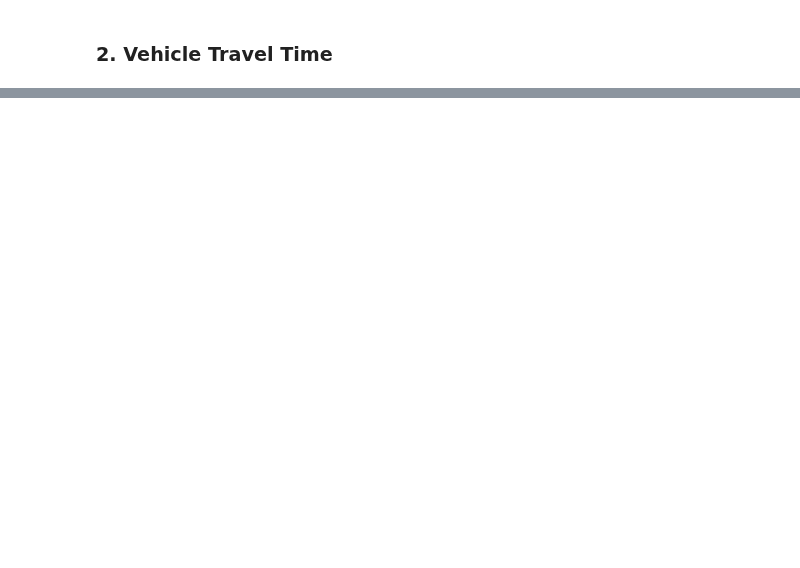
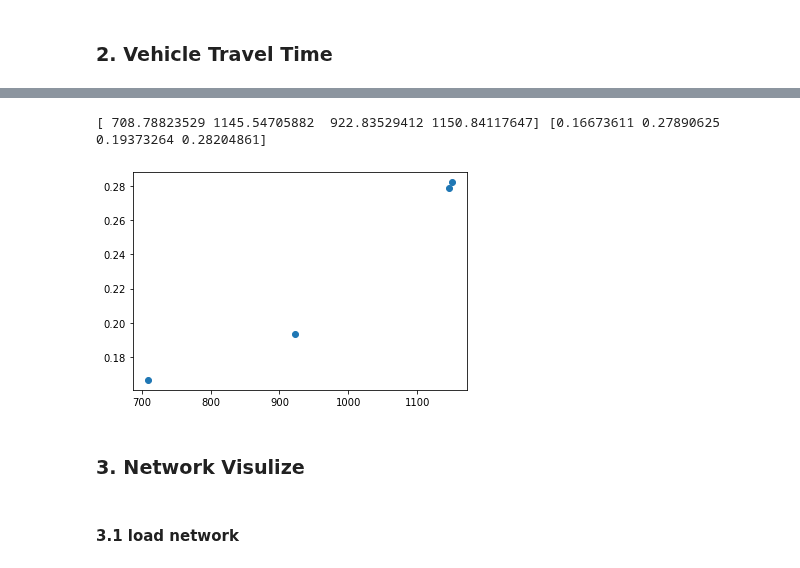
Before and after one commit to Dylan-Wyl10/RoboSense, a Jupyter notebook: analysis/dataAnalysis.ipynb, the cells around one changed output, grey strips where cells are left out. Cells and saved outputs as stored; diff of their text form; code cells hidden in the pictures; blank space fills up the shorter version.

```diff
--- a/analysis/dataAnalysis.ipynb
+++ b/analysis/dataAnalysis.ipynb
@@ -90,0 +84,11 @@ getTravelTime(cover_2)
+# %%
+tt_mean = np.mean(np.array(travelTime_list),axis=1)  # travel time
+cover_mean = np.array([np.sum(LT_ben)/LT_ben.size,
+                       np.sum(LT_1)/LT_1.size,
+                       np.sum(LT_2)/LT_2.size,
+                       np.sum(LT_3)/LT_3.size])
+plt.scatter(tt_mean, cover_mean)
+print(tt_mean, cover_mean)
+# %% [output]
+[ 708.78823529 1145.54705882  922.83529412 1150.84117647] [0.16673611 0.27890625 0.19373264 0.28204861]
+[figure, added]
@@ -90,0 +97,2 @@ getTravelTime(cover_2)
+# %% [markdown]
+### 3. Network Visulize
@@ -90,0 +102,2 @@ getTravelTime(cover_2)
+# %% [markdown]
+#### 3.1 load network
```
Also changed, not shown: parts of 22 cells of this notebook, 1 other file.
